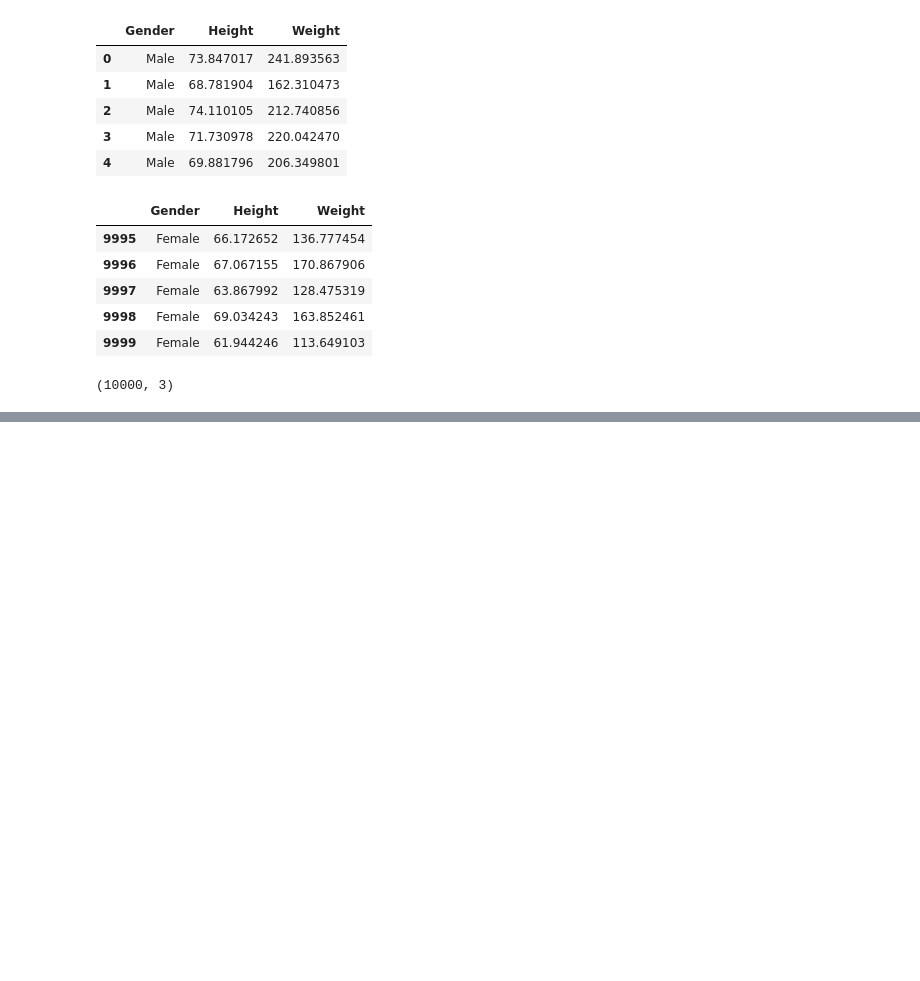
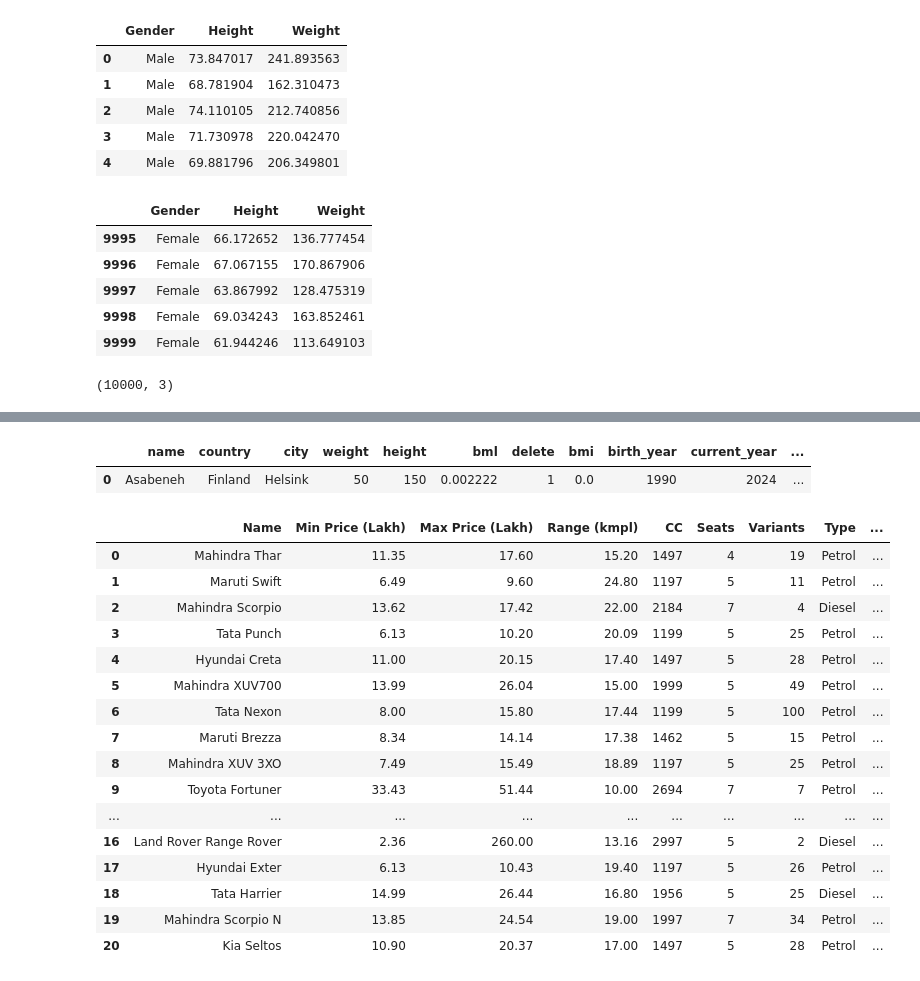
Before and after one commit to Dhinesh-Fedor/Python---Basics, a Jupyter notebook: Python_Basics_13(Pandas).ipynb, the cells around one changed output, grey strips where cells are left out. Saved outputs shown, nothing was run; the diff lists cells and outputs as text; code cells hidden in the pictures; blank space fills up the shorter version.

```diff
--- a/Python_Basics_13(Pandas).ipynb
+++ b/Python_Basics_13(Pandas).ipynb
@@ -232,0 +284,31 @@ data_set.shape
+# %%
+#Boolean indexing
+#Syntax => dataframe[condition]
+
+data_frame[data_frame['age'] > 25]
+# %% [output]
+|  | name | country | city | weight | height | bml | delete | bmi | birth_year | current_year | ... |
+| 0 | Asabeneh | Finland | Helsink | 50 | 150 | 0.002222 | 1 | 0.0 | 1990 | 2024 | ... |
+# %%
+#Exercises
+
+ds = pd.read_csv('Car data.csv')
+ds
+# %% [output]
+|  | Name | Min Price (Lakh) | Max Price (Lakh) | Range (kmpl) | CC | Seats | Variants | Type | ... |
+| 0 | Mahindra Thar | 11.35 | 17.60 | 15.20 | 1497 | 4 | 19 | Petrol | ... |
+| 1 | Maruti Swift | 6.49 | 9.60 | 24.80 | 1197 | 5 | 11 | Petrol | ... |
+| 2 | Mahindra Scorpio | 13.62 | 17.42 | 22.00 | 2184 | 7 | 4 | Diesel | ... |
+| 3 | Tata Punch | 6.13 | 10.20 | 20.09 | 1199 | 5 | 25 | Petrol | ... |
+| 4 | Hyundai Creta | 11.00 | 20.15 | 17.40 | 1497 | 5 | 28 | Petrol | ... |
+| 5 | Mahindra XUV700 | 13.99 | 26.04 | 15.00 | 1999 | 5 | 49 | Petrol | ... |
+| 6 | Tata Nexon | 8.00 | 15.80 | 17.44 | 1199 | 5 | 100 | Petrol | ... |
+| 7 | Maruti Brezza | 8.34 | 14.14 | 17.38 | 1462 | 5 | 15 | Petrol | ... |
+| 8 | Mahindra XUV 3XO | 7.49 | 15.49 | 18.89 | 1197 | 5 | 25 | Petrol | ... |
+| 9 | Toyota Fortuner | 33.43 | 51.44 | 10.00 | 2694 | 7 | 7 | Petrol | ... |
+| ... | ... | ... | ... | ... | ... | ... | ... | ... | ... |
+| 16 | Land Rover Range Rover | 2.36 | 260.00 | 13.16 | 2997 | 5 | 2 | Diesel | ... |
+| 17 | Hyundai Exter | 6.13 | 10.43 | 19.40 | 1197 | 5 | 26 | Petrol | ... |
+| 18 | Tata Harrier | 14.99 | 26.44 | 16.80 | 1956 | 5 | 25 | Diesel | ... |
+| 19 | Mahindra Scorpio N | 13.85 | 24.54 | 19.00 | 1997 | 7 | 34 | Petrol | ... |
+| 20 | Kia Seltos | 10.90 | 20.37 | 17.00 | 1497 | 5 | 28 | Petrol | ... |
```
Also changed, not shown: parts of 31 cells of this notebook.
